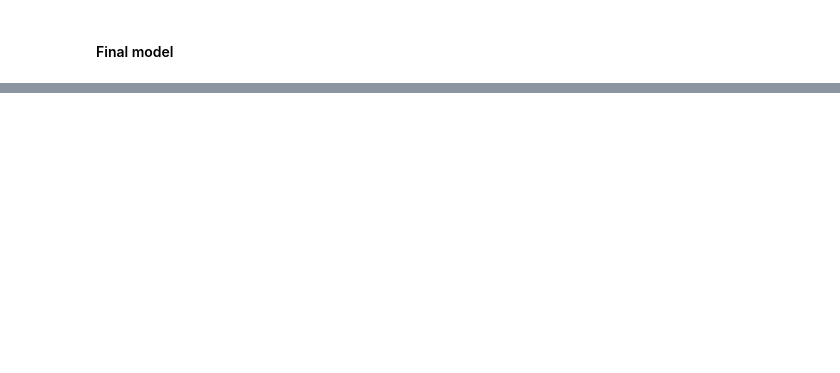
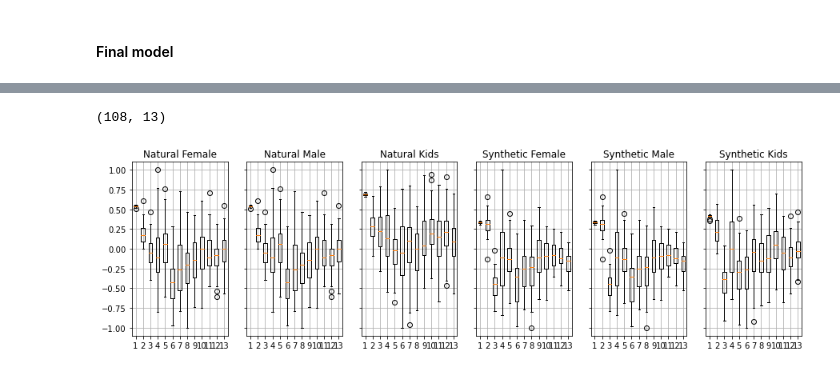
Before and after one commit to MehSalhi/ARN-Labos, a Jupyter notebook: notebooks/Lab-model_selection.ipynb, the cells around one changed output, grey strips where cells are left out. Saved outputs shown, nothing was run; the diff lists cells and outputs as text; code cells hidden in the pictures; blank space fills up the shorter version.

```diff
--- a/notebooks/Lab-model_selection.ipynb
+++ b/notebooks/Lab-model_selection.ipynb
@@ -260,10 +261,10 @@ In every case, from 2 to 32 neurons in the hidden layer, the training error does
 ## Exploring the number of hidden neurons
 Knowing that there are no significant improvements after 50 iterations, we can now further explore how the complexity of the model (number of hidden neurons) is linked to the generalization performance (test error). The following snippet allows you to explore both the number of epochs and the number of hidden neurons without restarting the training.
 # %%
-EPOCHS = 800
+EPOCHS = 100
 K = 5
 N_TESTS = 10
-N_NEURONS = [2]#, 4, 6, 8, 10, 15, 20, 25, 30]
+N_NEURONS = [2, 4]#, 6, 8, 10, 15, 20, 25, 30]
 # %%
 MSE_train = np.zeros((len(N_NEURONS), EPOCHS, N_TESTS))
 MSE_test = np.zeros((len(N_NEURONS), EPOCHS, N_TESTS))
@@ -396,15 +405,16 @@ classes = np.concatenate(
     ), axis=1
 )
 
+mfccs_norm = norm_0_1(mfccs)
 
 # randomize order
 random_order = np.random.permutation(mfccs.shape[0])
+mfccs_norm = mfccs_norm[random_order]
 
-mfccs = mfccs[random_order]
 classes = classes[random_order]
 
 # Colonnes 13:16 de dataset = classes. 100 = m, 010 = f, 001 = k
-dataset = np.insert(mfccs, 13, classes[:,0], axis=1)
+dataset = np.insert(mfccs_norm, 13, classes[:,0], axis=1)
 dataset = np.insert(dataset, 14, classes[:,1], axis=1)
 dataset = np.insert(dataset, 15, classes[:,2], axis=1)
 
@@ -413,9 +441,9 @@ print(classes)
 # %%
 N_INITS = 10
-EPOCHS = 500
-N_NEURONS = [2, 4, 8]#, 16, 32]
-LEARNING_RATE = 0.00005
-MOMENTUM = 0.97
+EPOCHS = 100
+N_NEURONS = [2, 4, 8, 16, 32]
+LEARNING_RATE = 0.0008
+MOMENTUM = 0.5
 # %%
 MSE = np.zeros((len(N_NEURONS), N_INITS, EPOCHS))
 
@@ -445,10 +481,10 @@ pl.tight_layout()
 # %% [markdown]
 #### Exploring the number of hidden neurons
 # %%
-EPOCHS = 350
+EPOCHS = 100
 K = 5
 N_TESTS = 10
-N_NEURONS = [2, 4, 6]#, 8, 10, 15, 20, 25, 30]
+N_NEURONS = [2, 4, 6, 8]#, 10, 15, 20, 25, 30]
 # %%
 MSE_train = np.zeros((len(N_NEURONS), EPOCHS, N_TESTS))
 MSE_test = np.zeros((len(N_NEURONS), EPOCHS, N_TESTS))
@@ -527,0 +649,34 @@ print(conf_mat)
+# %%
+saf_mfcc_median.shape
+sam_mfcc_median.shape
+sk_mfcc_median.shape
+naf_mfcc_median.shape
+nam_mfcc_median.shape
+nk_mfcc_median.shape
+# %% [output]
+(108, 13)
+# %%
+# Boxplot of the 6 medians of the MFCCs
+
+f, (ax1, ax2, ax3, ax4, ax5, ax6) = pl.subplots(1,6, sharey='all', figsize=(15,4))
+ax1.plot()
+ax1.boxplot(naf_mfcc_median)
+ax1.set_title('Natural Female')
+ax1.grid()
+ax2.boxplot(nam_mfcc_median)
+ax2.set_title('Natural Male')
+ax2.grid()
+ax3.boxplot(nk_mfcc_median)
+ax3.set_title('Natural Kids')
+ax3.grid()
+ax4.boxplot(saf_mfcc_median)
+ax4.set_title('Synthetic Female')
+ax4.grid()
+ax5.boxplot(sam_mfcc_median)
+ax5.set_title('Synthetic Male')
+ax5.grid()
+ax6.boxplot(sk_mfcc_median)
+ax6.set_title('Synthetic Kids')
+ax6.grid()
+# %% [output]
+[figure, added]
```
Also changed, not shown: parts of 33 cells of this notebook.
